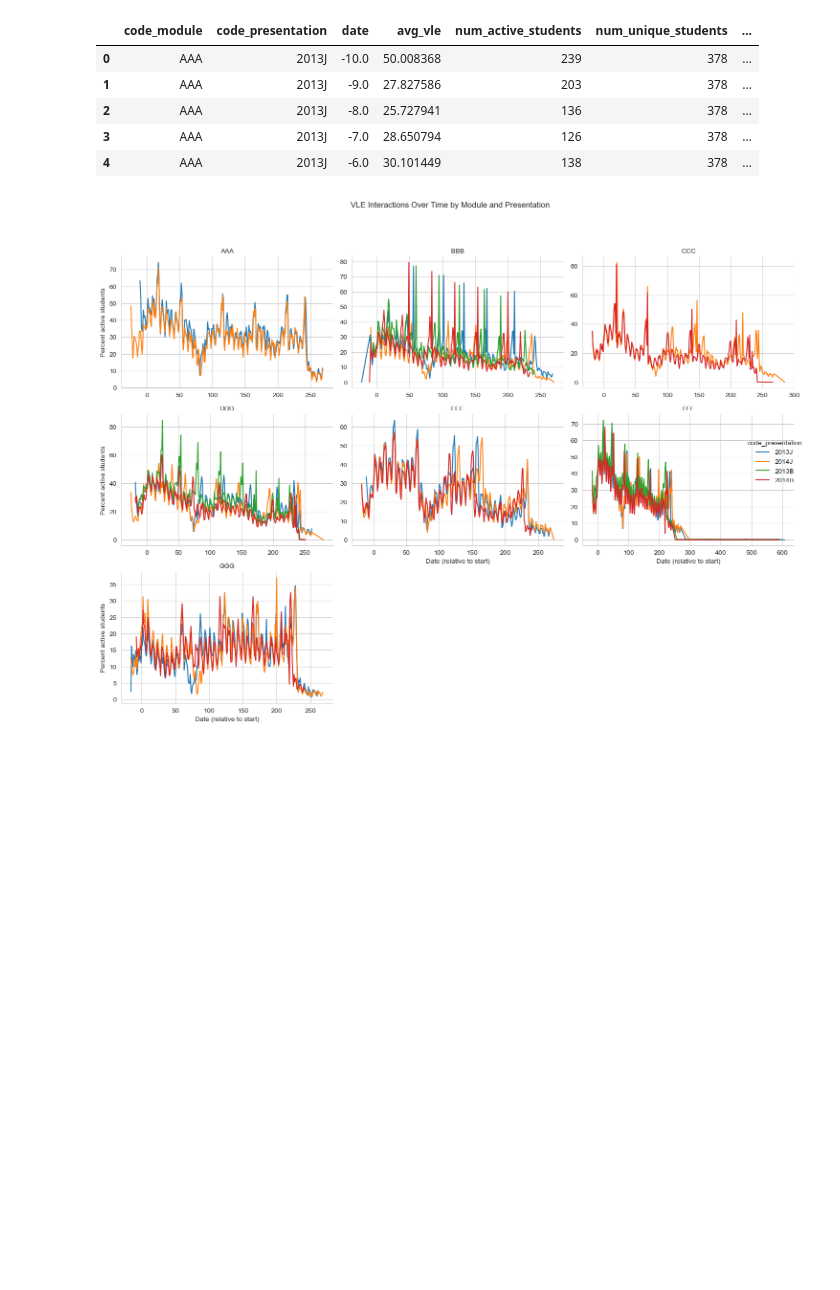
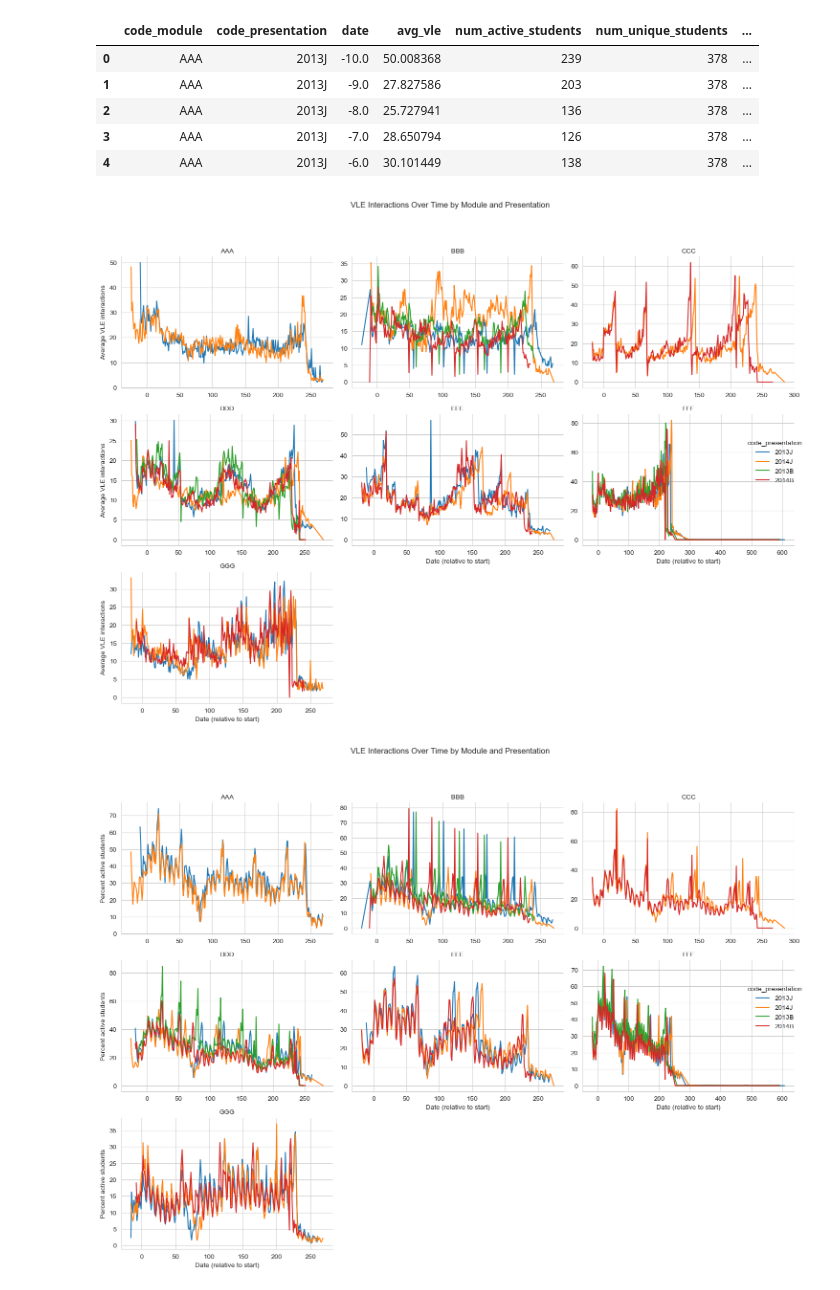
Before and after one commit to Erdos-Projects/fall-2025-risk-factors-in-online-courses, a Jupyter notebook: module_presentation_metadata_comparison.ipynb, the cells around one changed output. Saved outputs shown, nothing was run; the diff lists cells and outputs as text; code cells hidden in the pictures; blank space fills up the shorter version.

```diff
--- a/module_presentation_metadata_comparison.ipynb
+++ b/module_presentation_metadata_comparison.ipynb
@@ -322,6 +345,28 @@ daily_avg_vle.head()
 | 2 | AAA | 2013J | -8.0 | 25.727941 | 136 | 378 | ... |
 | 3 | AAA | 2013J | -7.0 | 28.650794 | 126 | 378 | ... |
 | 4 | AAA | 2013J | -6.0 | 30.101449 | 138 | 378 | ... |
+# %%
+g = sns.relplot(
+    data=daily_avg_vle,
+    x="date",
+    y="avg_vle",
+    hue="code_presentation",   # color by presentation
+    kind="line",
+    col="code_module",         # one panel per module
+    col_wrap=3,                # number of columns before wrapping
+    height=3.5,                # height of each facet
+    aspect=1.3,                # width-to-height ratio
+    facet_kws={"sharey": False, "sharex": False}
+)
+
+# Titles and labels
+g.set_titles(col_template="{col_name}")
+g.set_axis_labels("Date (relative to start)", "Average VLE interactions")
+g.fig.suptitle("VLE Interactions Over Time by Module and Presentation", y=1.05)
+plt.tight_layout()
+plt.show()
+# %% [output]
+[figure, added]
 # %%
 g = sns.relplot(
     data=daily_avg_vle,
```
Also changed, not shown: parts of 14 cells of this notebook, 1 other file.
